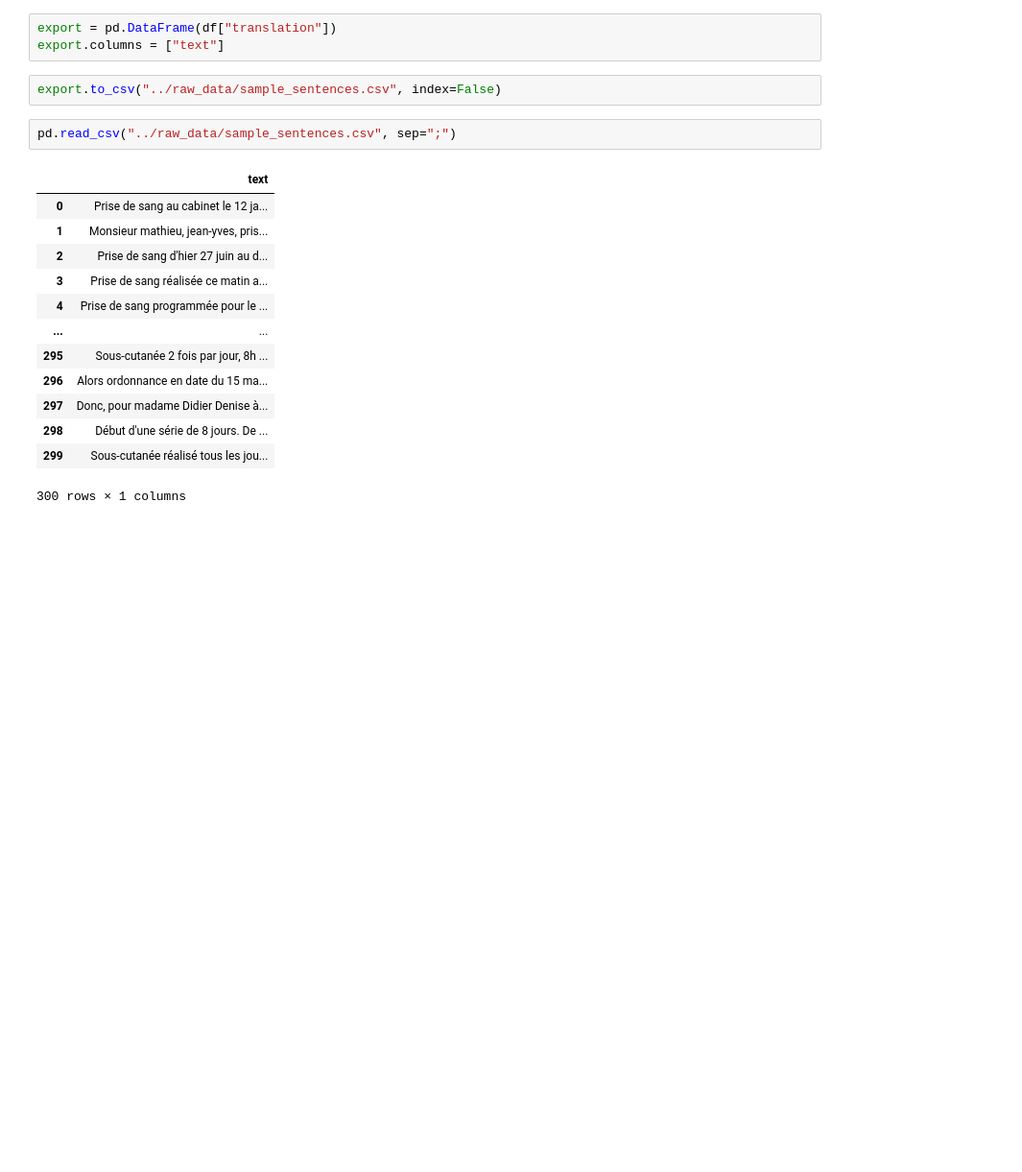
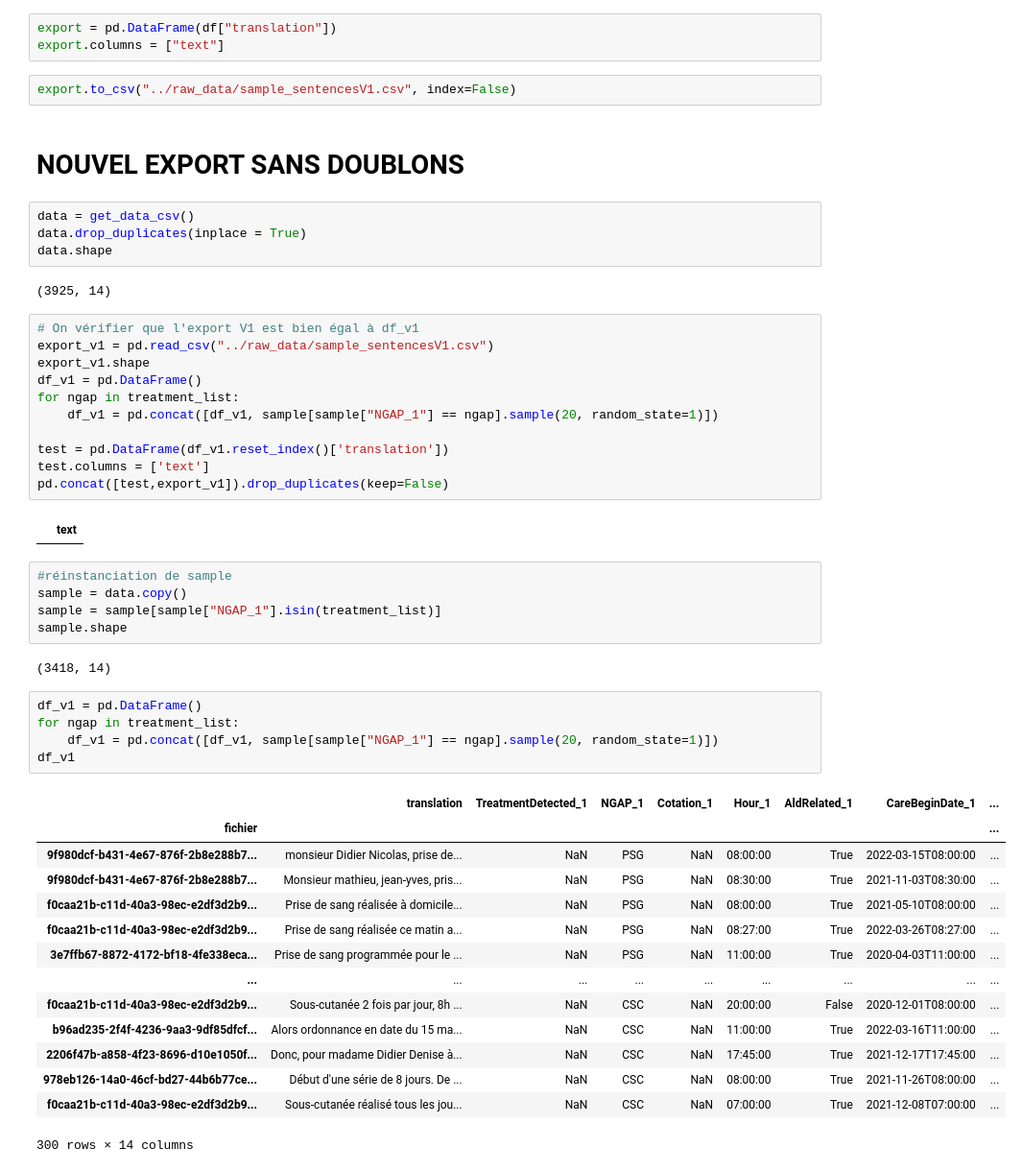
Before and after one commit to GeoffroyGit/ephesus, a Jupyter notebook: notebooks/LABELISATION.ipynb, the cells around one changed output. Shown: that part at 96% size. Cells and saved outputs as stored; diff of their text form; blank space fills up the shorter version.

Commit message:
firt functions created for labelled data

```diff
--- a/notebooks/LABELISATION.ipynb
+++ b/notebooks/LABELISATION.ipynb
@@ -167,20 +147,52 @@ df
 export = pd.DataFrame(df["translation"])
 export.columns = ["text"]
 # %%
-export.to_csv("../raw_data/sample_sentences.csv", index=False)
+export.to_csv("../raw_data/sample_sentencesV1.csv", index=False)
-# %%
-pd.read_csv("../raw_data/sample_sentences.csv", sep=";")
-# %% [output]
-|  | text |
-| 0 | Prise de sang au cabinet le 12 ja... |
-| 1 | Monsieur mathieu, jean-yves, pris... |
-| 2 | Prise de sang d'hier 27 juin au d... |
-| 3 | Prise de sang réalisée ce matin a... |
-| 4 | Prise de sang programmée pour le ... |
-| ... | ... |
-| 295 | Sous-cutanée 2 fois par jour, 8h ... |
-| 296 | Alors ordonnance en date du 15 ma... |
-| 297 | Donc, pour madame Didier Denise à... |
-| 298 | Début d'une série de 8 jours. De ... |
-| 299 | Sous-cutanée réalisé tous les jou... |
-300 rows × 1 columns
+# %% [markdown]
+# NOUVEL EXPORT SANS DOUBLONS
+# %%
+data = get_data_csv()
+data.drop_duplicates(inplace = True)
+data.shape
+# %% [output]
+(3925, 14)
+# %%
+# On vérifier que l'export V1 est bien égal à df_v1
+export_v1 = pd.read_csv("../raw_data/sample_sentencesV1.csv")
+export_v1.shape
+df_v1 = pd.DataFrame()
+for ngap in treatment_list:
+    df_v1 = pd.concat([df_v1, sample[sample["NGAP_1"] == ngap].sample(20, random_state=1)])
+
+test = pd.DataFrame(df_v1.reset_index()['translation'])
+test.columns = ['text']
+pd.concat([test,export_v1]).drop_duplicates(keep=False)
+# %% [output]
+|  | text |
+# %%
+#réinstanciation de sample
+sample = data.copy()
+sample = sample[sample["NGAP_1"].isin(treatment_list)]
+sample.shape
+# %% [output]
+(3418, 14)
+# %%
+df_v1 = pd.DataFrame()
+for ngap in treatment_list:
+    df_v1 = pd.concat([df_v1, sample[sample["NGAP_1"] == ngap].sample(20, random_state=1)])
+df_v1
+# %% [output]
+|  | translation | TreatmentDetected_1 | NGAP_1 | Cotation_1 | Hour_1 | AldRelated_1 | CareBeginDate_1 | ... |
+| fichier |  |  |  |  |  |  |  | ... |
+| 9f980dcf-b431-4e67-876f-2b8e288b7... | monsieur Didier Nicolas, prise de... | NaN | PSG | NaN | 08:00:00 | True | 2022-03-15T08:00:00 | ... |
+| 9f980dcf-b431-4e67-876f-2b8e288b7... | Monsieur mathieu, jean-yves, pris... | NaN | PSG | NaN | 08:30:00 | True | 2021-11-03T08:30:00 | ... |
+| f0caa21b-c11d-40a3-98ec-e2df3d2b9... | Prise de sang réalisée à domicile... | NaN | PSG | NaN | 08:00:00 | True | 2021-05-10T08:00:00 | ... |
+| f0caa21b-c11d-40a3-98ec-e2df3d2b9... | Prise de sang réalisée ce matin a... | NaN | PSG | NaN | 08:27:00 | True | 2022-03-26T08:27:00 | ... |
+| 3e7ffb67-8872-4172-bf18-4fe338eca... | Prise de sang programmée pour le ... | NaN | PSG | NaN | 11:00:00 | True | 2020-04-03T11:00:00 | ... |
+| ... | ... | ... | ... | ... | ... | ... | ... | ... |
+| f0caa21b-c11d-40a3-98ec-e2df3d2b9... | Sous-cutanée 2 fois par jour, 8h ... | NaN | CSC | NaN | 20:00:00 | False | 2020-12-01T08:00:00 | ... |
+| b96ad235-2f4f-4236-9aa3-9df85dfcf... | Alors ordonnance en date du 15 ma... | NaN | CSC | NaN | 11:00:00 | True | 2022-03-16T11:00:00 | ... |
+| 2206f47b-a858-4f23-8696-d10e1050f... | Donc, pour madame Didier Denise à... | NaN | CSC | NaN | 17:45:00 | True | 2021-12-17T17:45:00 | ... |
+| 978eb126-14a0-46cf-bd27-44b6b77ce... | Début d'une série de 8 jours. De ... | NaN | CSC | NaN | 08:00:00 | True | 2021-11-26T08:00:00 | ... |
+| f0caa21b-c11d-40a3-98ec-e2df3d2b9... | Sous-cutanée réalisé tous les jou... | NaN | CSC | NaN | 07:00:00 | True | 2021-12-08T07:00:00 | ... |
+300 rows × 14 columns
```
Also changed, not shown: parts of 14 cells of this notebook, 6 other files.
